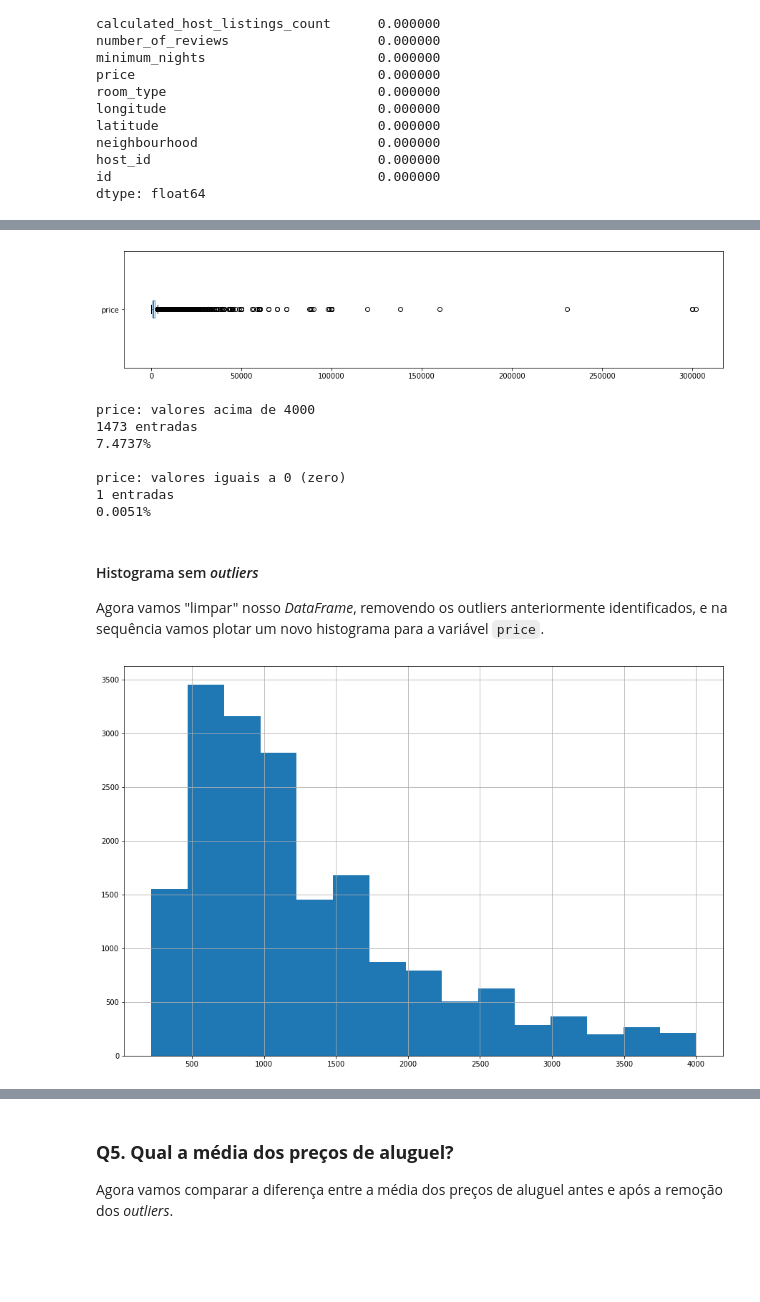
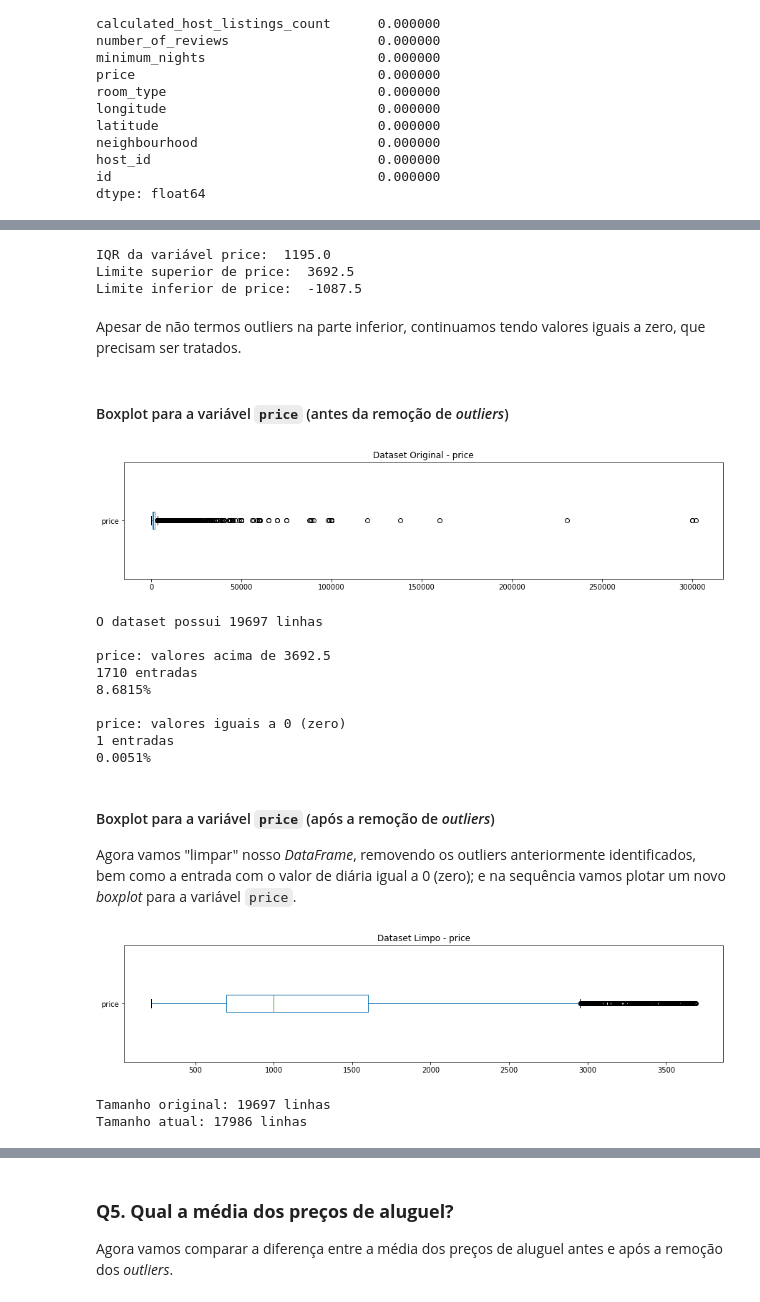
Before and after one commit to monteiro-fernando/Data_Science, a Jupyter notebook: Analisando_os_Dados_do_Airbnb_(Bangkok).ipynb, the cells around one changed output, grey strips where cells are left out. Saved outputs shown, nothing was run; the diff lists cells and outputs as text; code cells hidden in the pictures; blank space fills up the shorter version.

```diff
--- a/Analisando_os_Dados_do_Airbnb_(Bangkok).ipynb
+++ b/Analisando_os_Dados_do_Airbnb_(Bangkok).ipynb
@@ -138,0 +160,6 @@ dtype: float64
+# %%
+# excluir colunas com dados faltantes
+df.drop(columns=['neighbourhood_group', 'reviews_per_month', 'last_review'], inplace=True)
+
+# excluir entradas com dados faltantes
+df.dropna(axis=0, inplace=True)
@@ -175,36 +260,73 @@ Com o auxílio do resumo estatístico foi possível verificar o seguinte:
+# %%
+# definir Q1 e Q3
+q1_price = df.price.quantile(.25)
+q3_price = df.price.quantile(.75)
+
+# calcular o IQR
+IQR_price = q3_price - q1_price
+print('IQR da variável price: ', IQR_price)
+
+# definir os limites
+sup_price = q3_price + 1.5 * IQR_price
+inf_price = q1_price - 1.5 * IQR_price
+
+print('Limite superior de price: ', sup_price)
+print('Limite inferior de price: ', inf_price)
+# %% [output]
+IQR da variável price:  1195.0
+Limite superior de price:  3692.5
+Limite inferior de price:  -1087.5
+# %% [markdown]
+Apesar de não termos outliers na parte inferior, continuamos tendo valores iguais a zero, que precisam ser tratados.
+# %% [markdown]
+#### Boxplot para a variável `price` (antes da remoção de *outliers*)
 # %%
 # boxplot para price
-df.price.plot(kind='box', vert=False, figsize=(15, 3))
+fig, ax = plt.subplots(figsize=(15,3))
+df.price.plot(kind='box', vert=False);
+ax.set_title('Dataset Original - price')
 plt.show()
 
-# verificar a quantidade de valores acima de 4000 para price
-print("\nprice: valores acima de 4000")
-print("{} entradas".format(len(df[df.price > 4000])))
-print("{:.4f}%".format((len(df[df.price > 4000]) / df.shape[0])*100))
+# verificar o número de entradas do dataset
+print("O dataset possui {} linhas".format(df.shape[0]))
+
+# verificar a quantidade de valores acima do limite superior para price
+print("\nprice: valores acima de 3692.5")
+print("{} entradas".format(len(df[df.price > 3692.5])))
+print("{:.4f}%".format((len(df[df.price > 3692.5]) / df.shape[0])*100))
 
 # verificar a quantidade de valores iguais a 0 (zero) para price
 print("\nprice: valores iguais a 0 (zero)")
 print("{} entradas".format(len(df[df.price == 0])))
 print("{:.4f}%".format((len(df[df.price == 0]) / df.shape[0])*100))
 # %% [output]
-[figure, old version]
+[figure, new version]
-price: valores acima de 4000
-1473 entradas
-7.4737%
+O dataset possui 19697 linhas
+
+price: valores acima de 3692.5
+1710 entradas
+8.6815%
 
 price: valores iguais a 0 (zero)
 1 entradas
 0.0051%
 # %% [markdown]
-#### Histograma sem *outliers*
-Agora vamos "limpar" nosso *DataFrame*, removendo os outliers anteriormente identificados, e na sequência vamos plotar um novo histograma para a variável `price`.
+#### Boxplot para a variável `price` (após a remoção de *outliers*)
+Agora vamos "limpar" nosso *DataFrame*, removendo os outliers anteriormente identificados, bem como a entrada com o valor de diária igual a 0 (zero); e na sequência vamos plotar um novo *boxplot* para a variável `price`.
 # %%
-# remover os outliers em um novo DataFrame
+# remover os outliers e a entrada com valor igual a zero em um novo DataFrame
 df_clean = df.copy()
-df_clean.drop(df_clean[df_clean.price > 4000].index, axis=0, inplace=True)
+df_clean.drop(df_clean[df_clean.price > 3692.5].index, axis=0, inplace=True)
 df_clean.drop(df_clean[df_clean.price == 0].index, axis=0, inplace=True)
 
 # plotar o histograma para a variável price
-df_clean.price.hist(bins=15, figsize=(15, 10));
+fig, ax = plt.subplots(figsize=(15,3))
+df_clean.price.plot(kind='box', vert=False);
+ax.set_title('Dataset Limpo - price')
+plt.show()
+print("Tamanho original: {} linhas".format(df.shape[0]))
+print("Tamanho atual: {} linhas".format(df_clean.shape[0]))
 # %% [output]
-[figure, old version]
+[figure, new version]
+Tamanho original: 19697 linhas
+Tamanho atual: 17986 linhas
```
Also changed, not shown: parts of 40 cells of this notebook.
